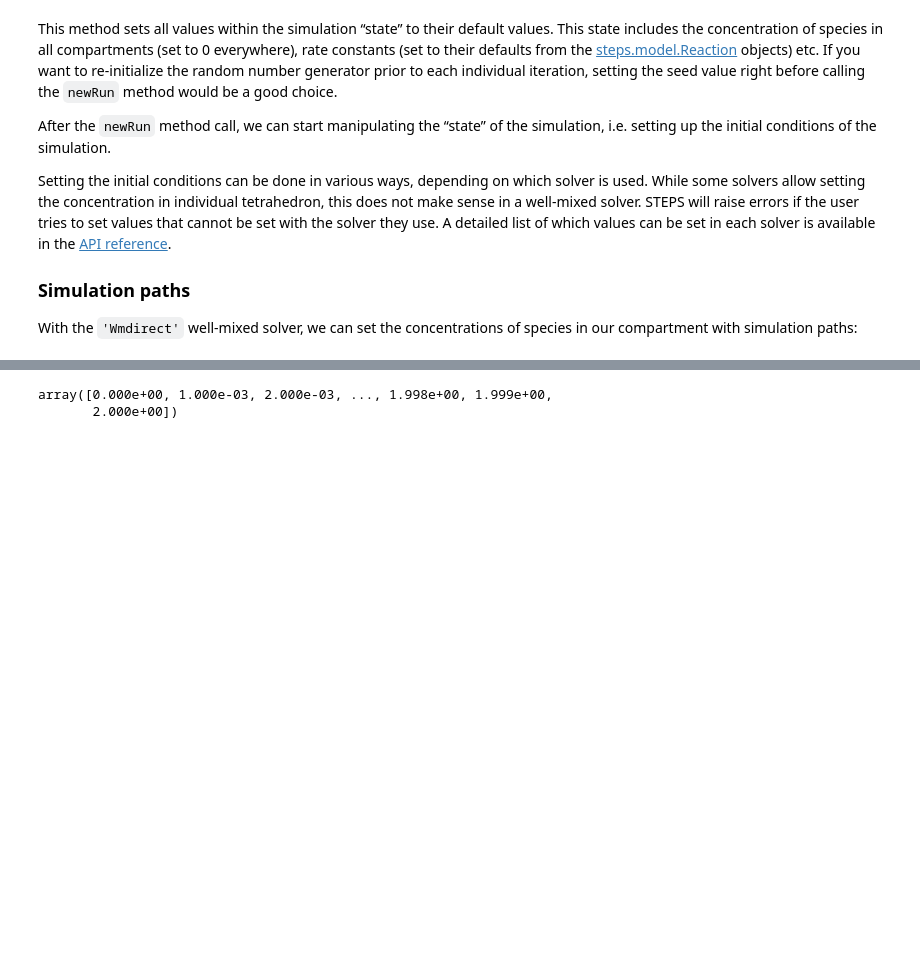
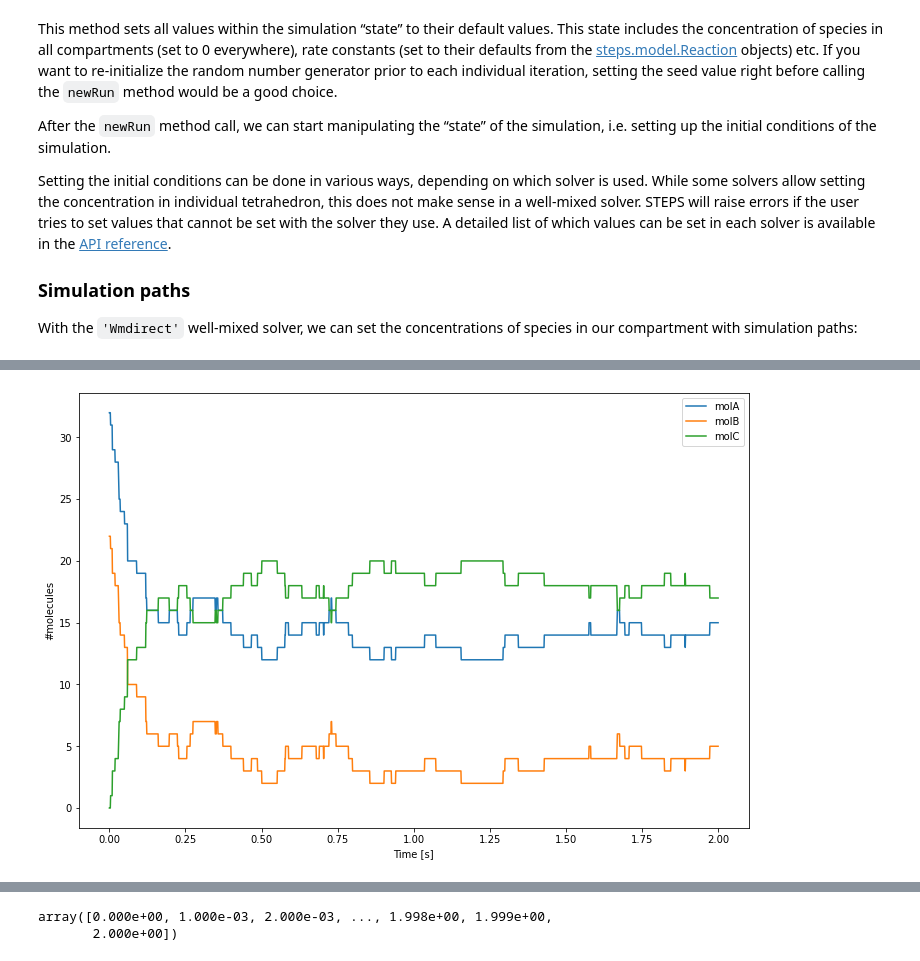
Before and after one commit to CNS-OIST/STEPS_Example, a Jupyter notebook: user_manual/source/API_2/Interface_Tutorial_1_wm.ipynb, the cells around one changed output, grey strips where cells are left out. Drawn from its saved outputs; the diff is of its cells as text; code cells hidden in the pictures; blank space fills up the shorter version.

```diff
--- a/user_manual/source/API_2/Interface_Tutorial_1_wm.ipynb
+++ b/user_manual/source/API_2/Interface_Tutorial_1_wm.ipynb
@@ -297,0 +313,9 @@ Before running the simulation, we specify what should be saved:
+# %%
+plt.figure(figsize=(12, 8))
+plt.plot(tpnts, values)
+plt.legend(['molA', 'molB', 'molC'])
+plt.xlabel('Time [s]')
+plt.ylabel('#molecules')
+plt.show()
+# %% [output]
+[figure, added]
```
Also changed, not shown: parts of 21 cells of this notebook, 5 other files.
